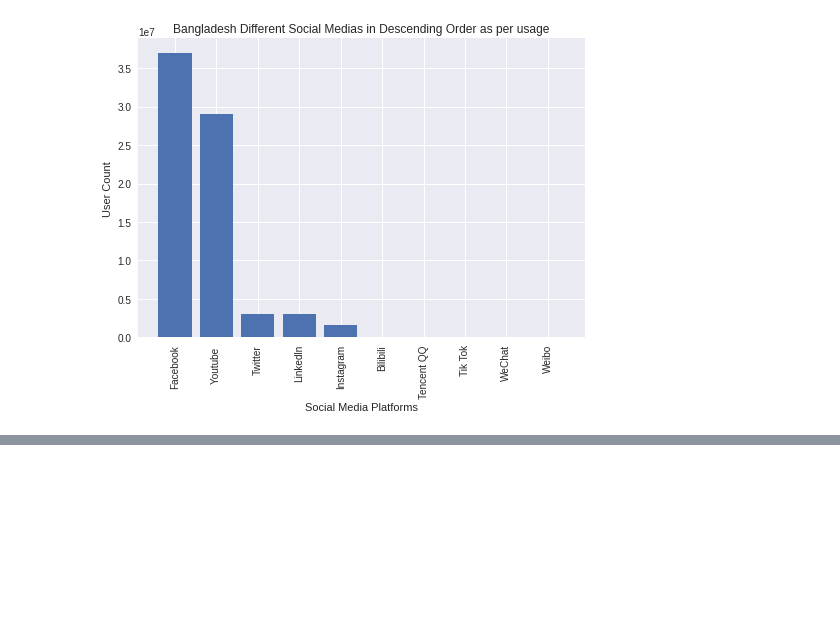
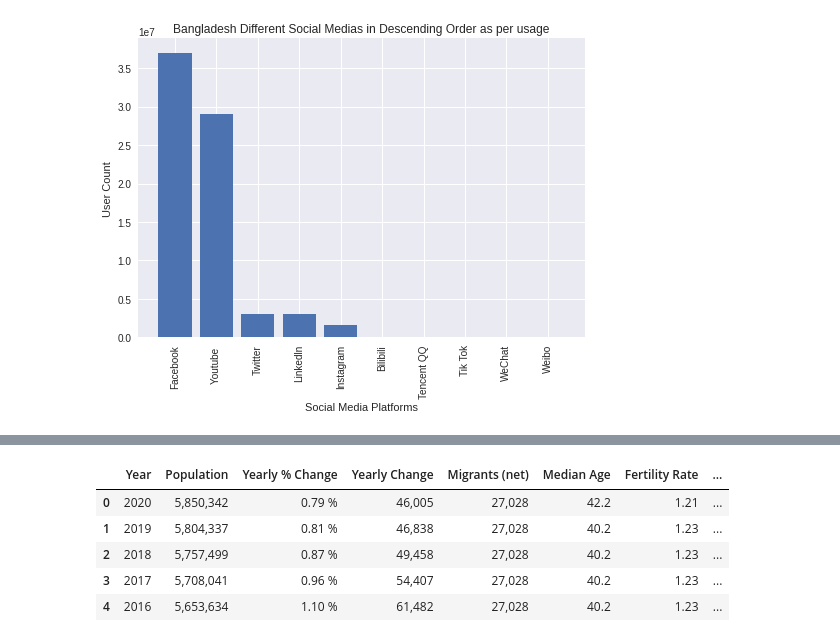
Before and after one commit to imdebarun/Singapore_DigiLabs, a Jupyter notebook: SocMed_Sol.ipynb, the cells around one changed output, grey strips where cells are left out. Cells and saved outputs as stored; diff of their text form; code cells hidden in the pictures; blank space fills up the shorter version.

```diff
--- a/SocMed_Sol.ipynb
+++ b/SocMed_Sol.ipynb
@@ -882,0 +917,22 @@ population.head(4)
+# %%
+url = 'https://www.worldometers.info/world-population/singapore-population/'
+requests.get(url)
+page = requests.get(url)
+
+soup = BeautifulSoup(page.text, 'lxml')
+print(soup)
+
+table_data = soup.find('table', class_ = 'table table-striped table-bordered table-hover table-condensed table-list')
+
+headers = []
+for i in table_data.find_all('th'):
+    title = i.text
+    headers.append(title)
+
+singapore_population = pd.DataFrame(columns = headers)
+
+for j in table_data.find_all('tr')[1:]:
+        row_data = j.find_all('td')
+        row = [tr.text for tr in row_data]
+        length = len(singapore_population)
+        singapore_population.loc[length] = row
@@ -882,0 +957,9 @@ population.head(4)
+# %%
+singapore_population.head(5)
+# %% [output]
+|  | Year | Population | Yearly % Change | Yearly Change | Migrants (net) | Median Age | Fertility Rate | ... |
+| 0 | 2020 | 5,850,342 | 0.79 % | 46,005 | 27,028 | 42.2 | 1.21 | ... |
+| 1 | 2019 | 5,804,337 | 0.81 % | 46,838 | 27,028 | 40.2 | 1.23 | ... |
+| 2 | 2018 | 5,757,499 | 0.87 % | 49,458 | 27,028 | 40.2 | 1.23 | ... |
+| 3 | 2017 | 5,708,041 | 0.96 % | 54,407 | 27,028 | 40.2 | 1.23 | ... |
+| 4 | 2016 | 5,653,634 | 1.10 % | 61,482 | 27,028 | 40.2 | 1.23 | ... |
```
Also changed, not shown: parts of 11 cells of this notebook.
